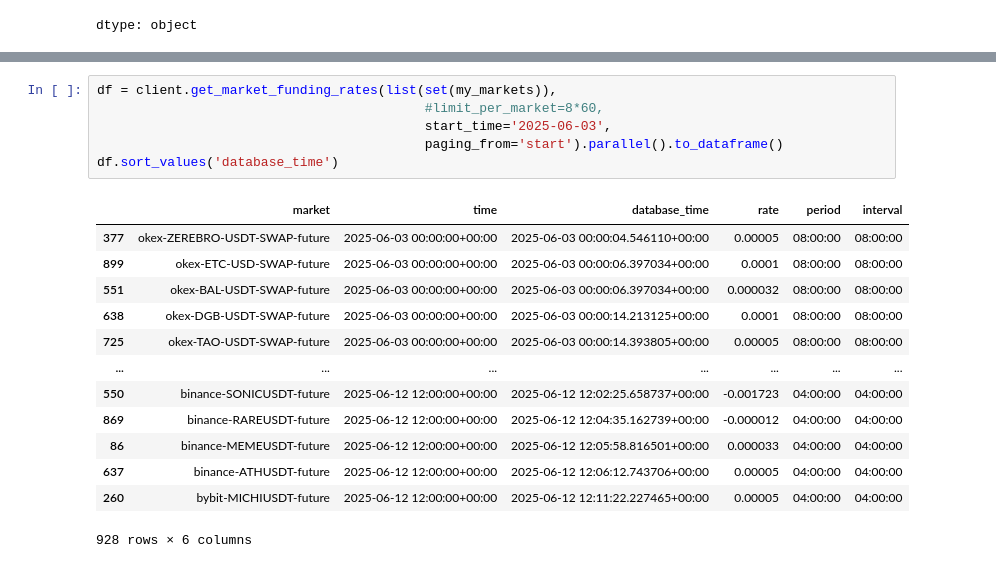
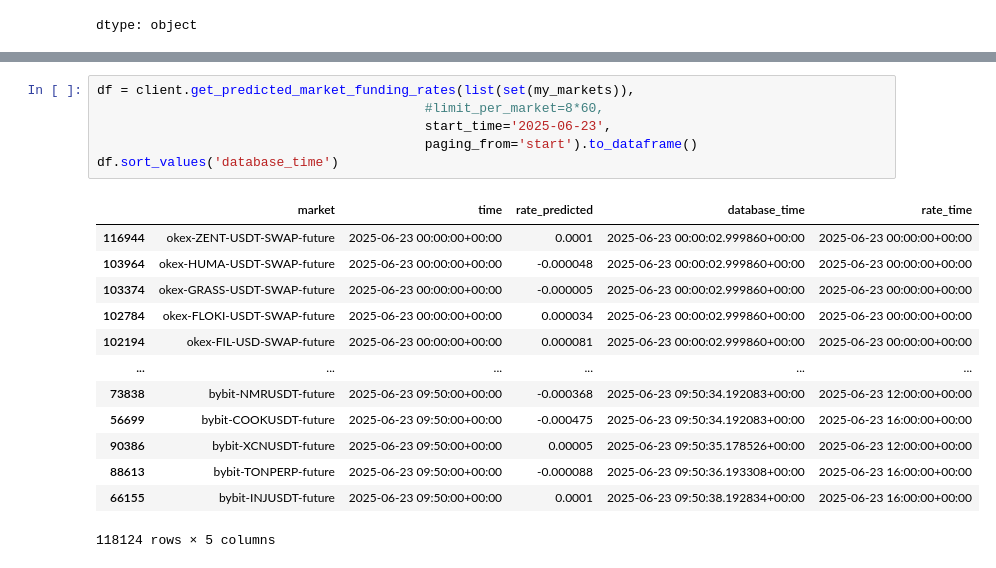
Before and after one commit to coinmetrics/demo, a Jupyter notebook: Predicted_Market_Funding_Rates.ipynb, the cells around one changed output, grey strips where cells are left out. Cells and saved outputs as stored; diff of their text form.

```diff
--- a/Predicted_Market_Funding_Rates.ipynb
+++ b/Predicted_Market_Funding_Rates.ipynb
@@ -181,22 +96,22 @@ my_markets
 200 rows × 1 columns
 dtype: string
 # %%
-df = client.get_market_funding_rates(list(set(my_markets)),
+df = client.get_predicted_market_funding_rates(list(set(my_markets)),
                                           #limit_per_market=8*60,
-                                          start_time='2025-06-03',
-                                          paging_from='start').parallel().to_dataframe()
+                                          start_time='2025-06-23',
+                                          paging_from='start').to_dataframe()
 df.sort_values('database_time')
 # %% [output]
-|  | market | time | database_time | rate | period | interval |
-| 377 | okex-ZEREBRO-USDT-SWAP-future | 2025-06-03 00:00:00+00:00 | 2025-06-03 00:00:04.546110+00:00 | 0.00005 | 08:00:00 | 08:00:00 |
-| 899 | okex-ETC-USD-SWAP-future | 2025-06-03 00:00:00+00:00 | 2025-06-03 00:00:06.397034+00:00 | 0.0001 | 08:00:00 | 08:00:00 |
-| 551 | okex-BAL-USDT-SWAP-future | 2025-06-03 00:00:00+00:00 | 2025-06-03 00:00:06.397034+00:00 | 0.000032 | 08:00:00 | 08:00:00 |
-| 638 | okex-DGB-USDT-SWAP-future | 2025-06-03 00:00:00+00:00 | 2025-06-03 00:00:14.213125+00:00 | 0.0001 | 08:00:00 | 08:00:00 |
-| 725 | okex-TAO-USDT-SWAP-future | 2025-06-03 00:00:00+00:00 | 2025-06-03 00:00:14.393805+00:00 | 0.00005 | 08:00:00 | 08:00:00 |
-| ... | ... | ... | ... | ... | ... | ... |
-| 550 | binance-SONICUSDT-future | 2025-06-12 12:00:00+00:00 | 2025-06-12 12:02:25.658737+00:00 | -0.001723 | 04:00:00 | 04:00:00 |
-| 869 | binance-RAREUSDT-future | 2025-06-12 12:00:00+00:00 | 2025-06-12 12:04:35.162739+00:00 | -0.000012 | 04:00:00 | 04:00:00 |
-| 86 | binance-MEMEUSDT-future | 2025-06-12 12:00:00+00:00 | 2025-06-12 12:05:58.816501+00:00 | 0.000033 | 04:00:00 | 04:00:00 |
-| 637 | binance-ATHUSDT-future | 2025-06-12 12:00:00+00:00 | 2025-06-12 12:06:12.743706+00:00 | 0.00005 | 04:00:00 | 04:00:00 |
-| 260 | bybit-MICHIUSDT-future | 2025-06-12 12:00:00+00:00 | 2025-06-12 12:11:22.227465+00:00 | 0.00005 | 04:00:00 | 04:00:00 |
+|  | market | time | rate_predicted | database_time | rate_time |
+| 116944 | okex-ZENT-USDT-SWAP-future | 2025-06-23 00:00:00+00:00 | 0.0001 | 2025-06-23 00:00:02.999860+00:00 | 2025-06-23 00:00:00+00:00 |
+| 103964 | okex-HUMA-USDT-SWAP-future | 2025-06-23 00:00:00+00:00 | -0.000048 | 2025-06-23 00:00:02.999860+00:00 | 2025-06-23 00:00:00+00:00 |
+| 103374 | okex-GRASS-USDT-SWAP-future | 2025-06-23 00:00:00+00:00 | -0.000005 | 2025-06-23 00:00:02.999860+00:00 | 2025-06-23 00:00:00+00:00 |
+| 102784 | okex-FLOKI-USDT-SWAP-future | 2025-06-23 00:00:00+00:00 | 0.000034 | 2025-06-23 00:00:02.999860+00:00 | 2025-06-23 00:00:00+00:00 |
+| 102194 | okex-FIL-USD-SWAP-future | 2025-06-23 00:00:00+00:00 | 0.000081 | 2025-06-23 00:00:02.999860+00:00 | 2025-06-23 00:00:00+00:00 |
+| ... | ... | ... | ... | ... | ... |
+| 73838 | bybit-NMRUSDT-future | 2025-06-23 09:50:00+00:00 | -0.000368 | 2025-06-23 09:50:34.192083+00:00 | 2025-06-23 12:00:00+00:00 |
+| 56699 | bybit-COOKUSDT-future | 2025-06-23 09:50:00+00:00 | -0.000475 | 2025-06-23 09:50:34.192083+00:00 | 2025-06-23 16:00:00+00:00 |
+| 90386 | bybit-XCNUSDT-future | 2025-06-23 09:50:00+00:00 | 0.00005 | 2025-06-23 09:50:35.178526+00:00 | 2025-06-23 12:00:00+00:00 |
+| 88613 | bybit-TONPERP-future | 2025-06-23 09:50:00+00:00 | -0.000088 | 2025-06-23 09:50:36.193308+00:00 | 2025-06-23 16:00:00+00:00 |
+| 66155 | bybit-INJUSDT-future | 2025-06-23 09:50:00+00:00 | 0.0001 | 2025-06-23 09:50:38.192834+00:00 | 2025-06-23 16:00:00+00:00 |
-928 rows × 6 columns
+118124 rows × 5 columns
```
Also changed, not shown: parts of 16 cells of this notebook.
